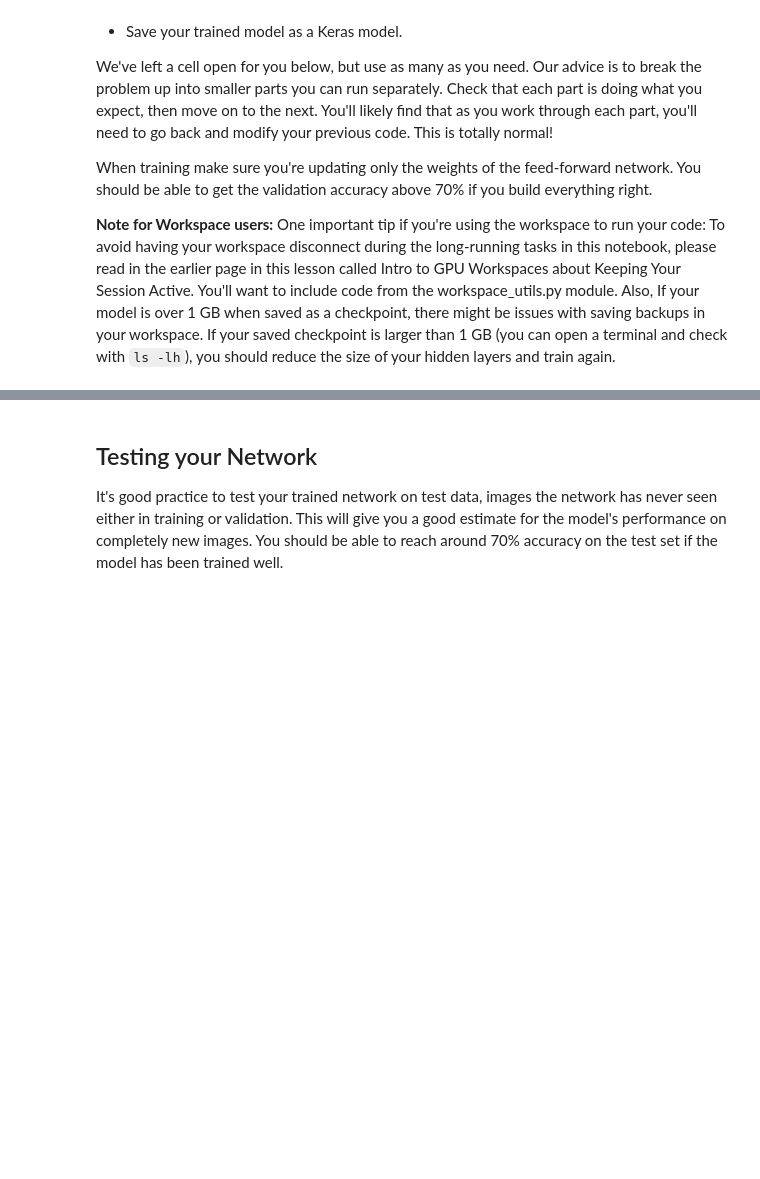
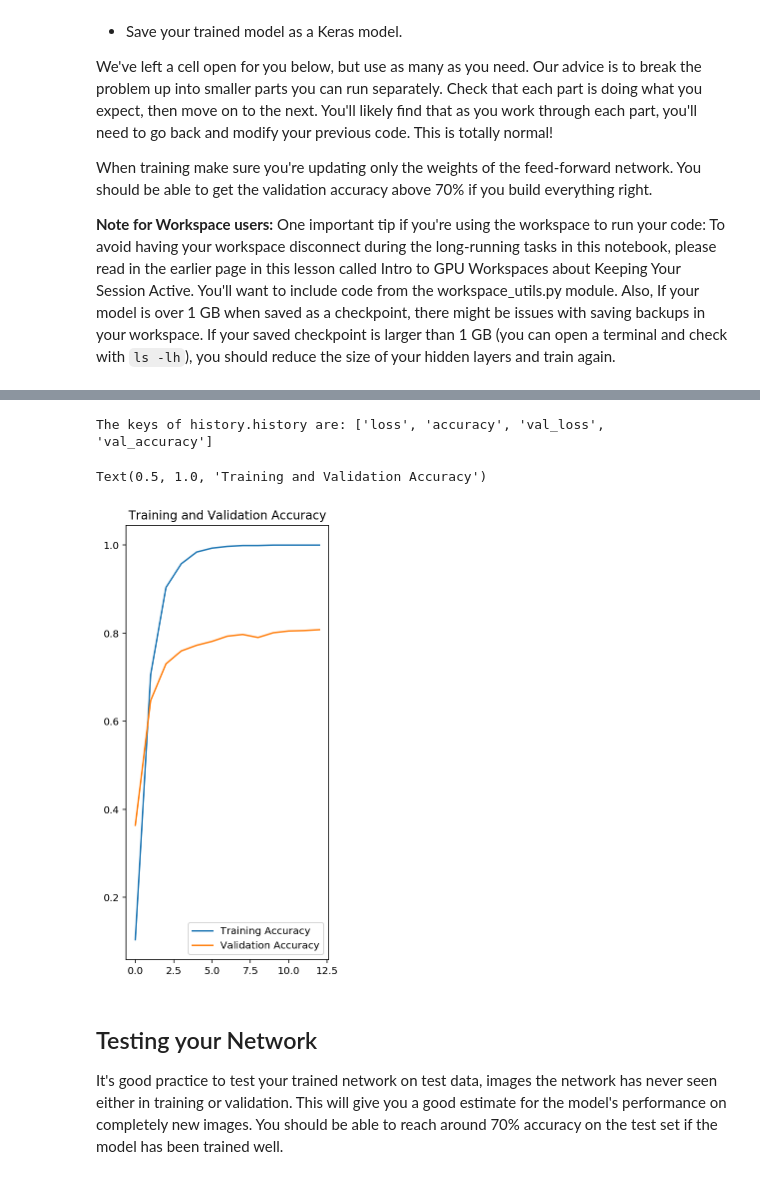
Before and after one commit to jeremymcit/Udacity, a Jupyter notebook: Project_Image_Classifier_Project.ipynb, the cells around one changed output, grey strips where cells are left out. Drawn from its saved outputs; the diff is of its cells as text; code cells hidden in the pictures; blank space fills up the shorter version.

```diff
--- a/Project_Image_Classifier_Project.ipynb
+++ b/Project_Image_Classifier_Project.ipynb
@@ -192,0 +213,19 @@ When training make sure you're updating only the weights of the feed-forward net
+# %%
+# TODO: Build and train your network.
+URL = "https://tfhub.dev/google/tf2-preview/mobilenet_v2/feature_vector/4"
+feature_extractor = hub.KerasLayer(URL, input_shape=(image_size, image_size,3))
+feature_extractor.trainable = False
+model = tf.keras.Sequential([
+        feature_extractor,
+        tf.keras.layers.Dense(102, activation = 'softmax')
+])
+
+model.compile(optimizer='adam',
+              loss='sparse_categorical_crossentropy',
+              metrics=['accuracy'])
+
+early_stopping = tf.keras.callbacks.EarlyStopping(monitor='val_loss', patience=5)
+EPOCHS = 13
+history = model.fit(training_batches,
+                    epochs = EPOCHS,
+                    validation_data=validation_batches)
@@ -193,3 +270,25 @@ When training make sure you're updating only the weights of the feed-forward net
+# %%
+print('\nThe keys of history.history are:', list(history.history.keys()))
+# %% [output]
+The keys of history.history are: ['loss', 'accuracy', 'val_loss', 'val_accuracy']
+# %%
+# TODO: Plot the loss and accuracy values achieved during training for the training and validation set.
+training_accuracy = history.history['accuracy']
+validation_accuracy = history.history['val_accuracy']
+training_loss = history.history['loss']
+validation_loss = history.history['val_loss']
+
+epochs_range=range(EPOCHS)
+
+plt.figure(figsize=(8, 8))
+plt.subplot(1, 2, 1)
+plt.plot(epochs_range, training_accuracy, label='Training Accuracy')
+plt.plot(epochs_range, validation_accuracy, label='Validation Accuracy')
+plt.legend(loc='lower right')
+plt.title('Training and Validation Accuracy')
+# %% [output]
+Text(0.5, 1.0, 'Training and Validation Accuracy')
+[figure, added]
 # %% [markdown]
 ## Testing your Network
 
```
Also changed, not shown: parts of 23 cells of this notebook.
